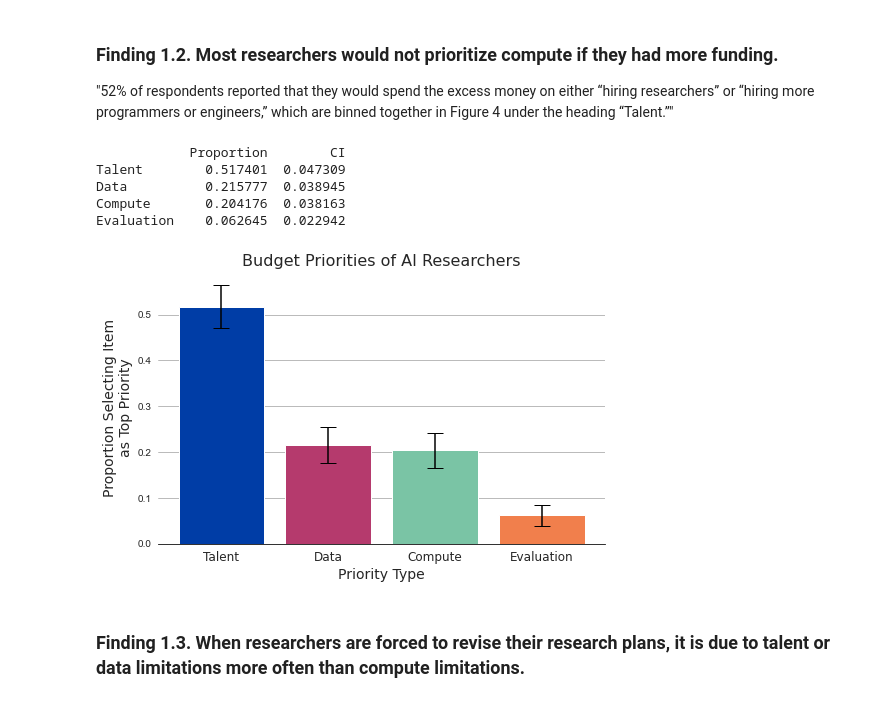
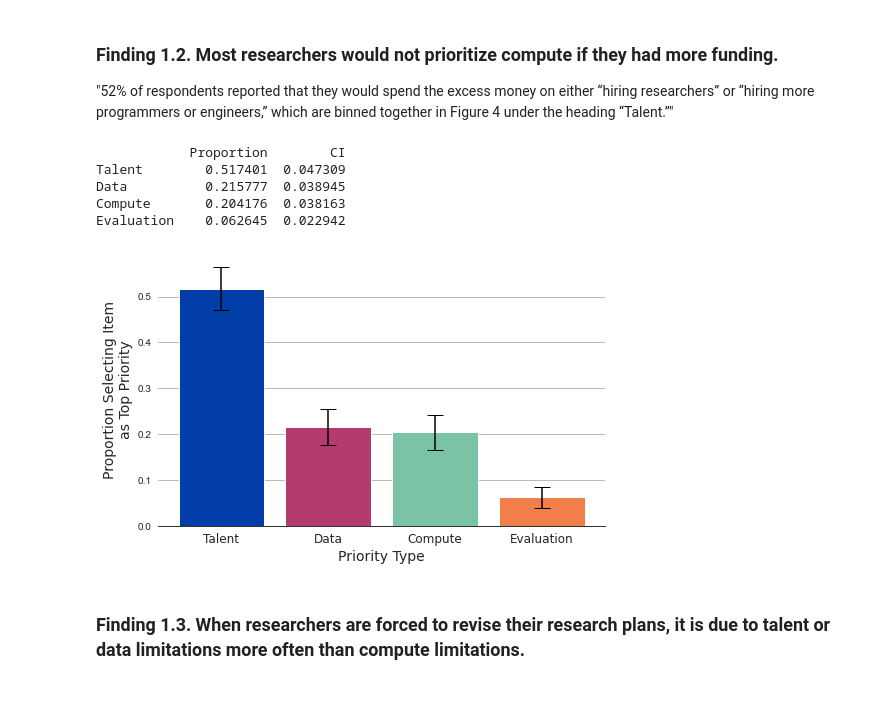
Before and after one commit to georgetown-cset/Compute_Survey_2022, a Jupyter notebook: scripts/codebook.ipynb, the cells around one changed output. Drawn from its saved outputs; the diff is of its cells as text; code cells hidden in the pictures.

```diff
--- a/scripts/codebook.ipynb
+++ b/scripts/codebook.ipynb
@@ -516,35 +494,34 @@ def figure4(df, output_folder, show = False):
 
     # Print the final data being plotted
     data_df = pd.DataFrame({'Proportion': props, 'CI': cis}, index = df.PrioritySimplified.value_counts().index)
     if show: print(data_df)
 
     # Plot the results on a bar chart and add error bars corresponding to the margins of error
     for i in range(4):
         ax.bar(i, props[i], width=0.8, color=colors[i])
     ax.errorbar(np.arange(4), props, yerr=cis, color='black', fmt='none')
 
     # Adjsut the aesthetics of the plot and save it
     ax.set_xticks(np.arange(4))
     ax.set_xticklabels(df.PrioritySimplified.value_counts().index, fontsize=12, fontname='DejaVu Sans')
-    ax.set_title('Budget Priorities of AI Researchers', fontsize=16, fontname='DejaVu Sans')
     ax.set_xlabel('Priority Type', fontsize=14, fontname='DejaVu Sans')
     ax.set_ylabel('Proportion Selecting Item\nas Top Priority', fontsize=14, fontname='DejaVu Sans')
     plt.savefig(f'../results/{output_folder}/Fig4.jpg', dpi=300, bbox_inches='tight')
 
     if show: plt.show()
     plt.close()
 
 # Plot the results, display results for the non-snowball responses
 figure4(no_snowball, 'figures', show = True)
 figure4(all_responses, 'supplemental/with_snowball')
 figure4(completed, 'supplemental/no_partial_responses')
 # %% [output]
             Proportion        CI
 Talent        0.517401  0.047309
 Data          0.215777  0.038945
 Compute       0.204176  0.038163
 Evaluation    0.062645  0.022942
-[figure, old version]
+[figure, new version]
 # %% [markdown]
 ### Finding 1.3. When researchers are forced to revise their research plans, it is due to talent or data limitations more often than compute limitations.
 # %%
```
Also changed, not shown: parts of 37 cells of this notebook, 24 other files.
